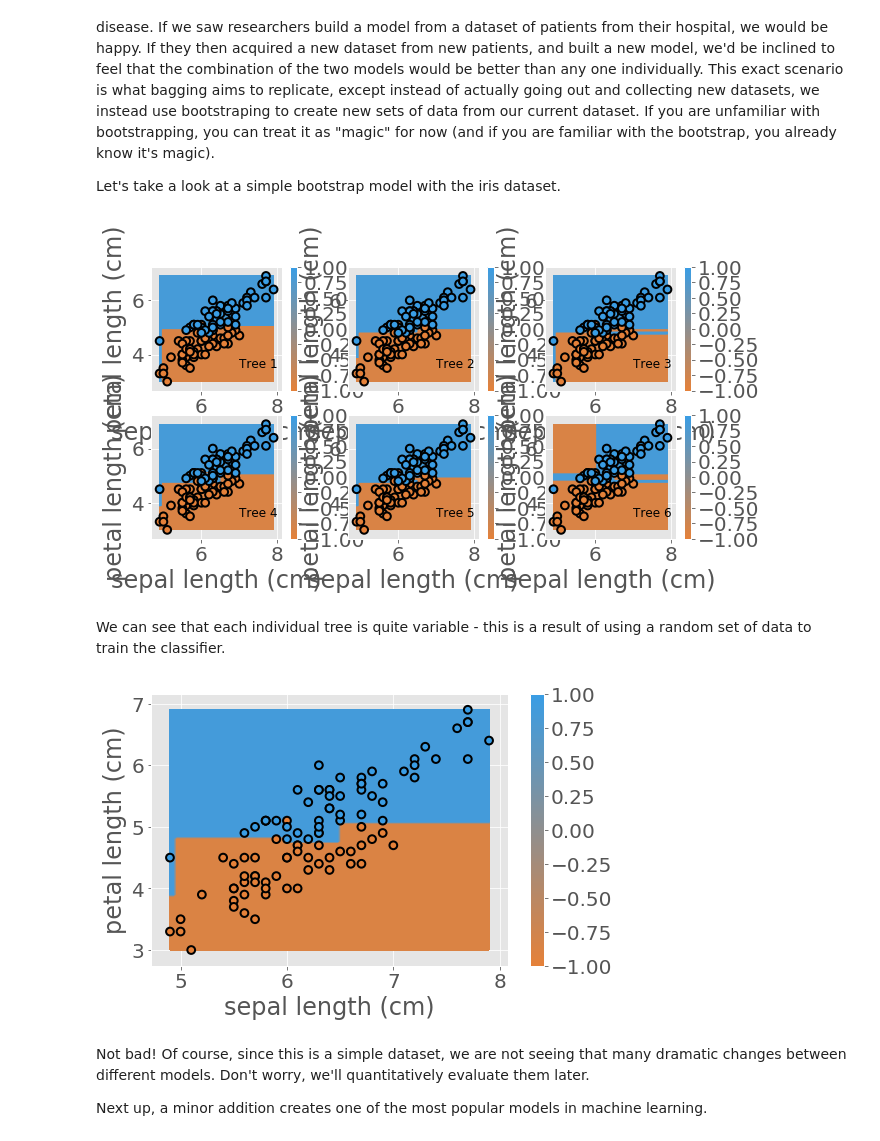
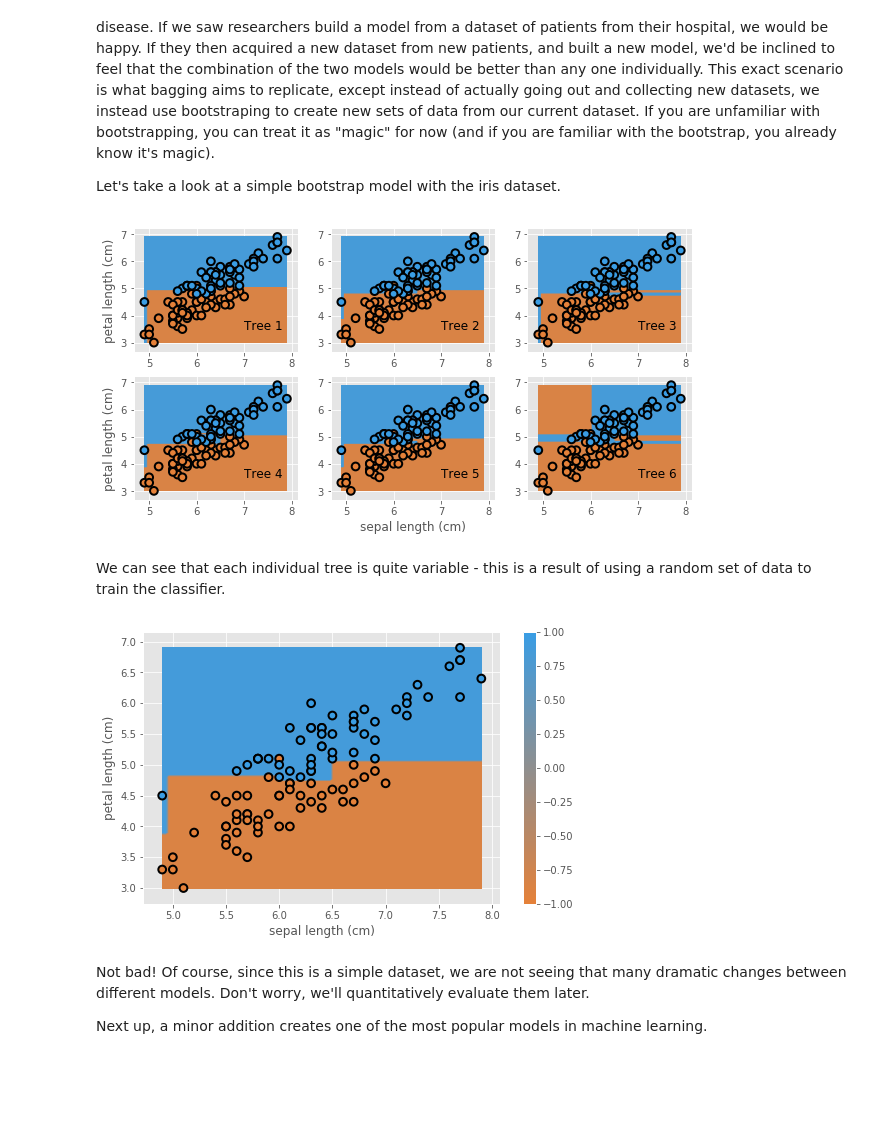
Before and after one commit to alistairewj/tree-prediction-tutorial, a Jupyter notebook: trees-classification.ipynb, the cells around one changed output. Cells and saved outputs as stored; diff of their text form; code cells hidden in the pictures; blank space fills up the shorter version.

```diff
--- a/trees-classification.ipynb
+++ b/trees-classification.ipynb
@@ -72,7 +75,7 @@ def make_colormap(seq):
             cdict['blue'].append([item, b1, b2])
     return matplotlib.colors.LinearSegmentedColormap('CustomMap', cdict)
 
-def plot_model_pred_2d(mdl, X, y, feat, cm=None, cbar=True):
+def plot_model_pred_2d(mdl, X, y, cm=None, cbar=True, xlabel=None, ylabel=None):
     # look at the regions in a 2d plot
     # based on scikit-learn tutorial plot_iris.html
 
@@ -109,8 +112,10 @@ def plot_model_pred_2d(mdl, X, y, feat, cm=None, cbar=True):
     plt.scatter(X[:, 0], X[:, 1], c=color, edgecolor='k', linewidth=2,
                 marker='o', s=60, cmap=cm)
 
-    plt.xlabel(feat[0])
-    plt.ylabel(feat[1])
+    if xlabel is not None:
+        plt.xlabel(xlabel)
+    if ylabel is not None:
+        plt.ylabel(ylabel)
     plt.axis("tight")
     #plt.clim([-1.5,1.5])
     if cbar:
@@ -313,7 +333,11 @@ for i in range(3):
     # train the model using the dataset
     mdl = mdl.fit(X_temp, y_temp)
 
-    plot_model_pred_2d(mdl, X_temp, y_temp, feat, cbar=(i==2))
+    # only specify labels once for clarity
+    xlabel = feat[0] if i == 1 else None
+    ylabel = feat[1] if i == 0 else None
+
+    plot_model_pred_2d(mdl, X_temp, y_temp, xlabel=xlabel, ylabel=ylabel, cbar=False)
 
 plt.show()
 # %% [output]
@@ -335,8 +359,10 @@ mdl = mdl.fit(X,y)
 # plot each individual decision tree
 fig = plt.figure(figsize=[10,5])
 for i, estimator in enumerate(mdl.estimators_):
+    xlabel = feat[0] if i == 4 else None
+    ylabel = feat[1] if i % 3 == 0 else None
     ax = fig.add_subplot(2,3,i+1)
-    plot_model_pred_2d(estimator, X, y, feat)
+    plot_model_pred_2d(estimator, X, y, xlabel=xlabel, ylabel=ylabel, cbar=False)
     txt = 'Tree {}'.format(i+1)
     plt.text(7.0, 3.5, txt, fontdict={'fontsize':12})
 plt.show()
@@ -370,27 +398,30 @@ Let's take a look at a simple bootstrap model with the iris dataset.
 # %%
 np.random.seed(321)
 clf = tree.DecisionTreeClassifier(max_depth=5)
 mdl = ensemble.BaggingClassifier(base_estimator=clf, n_estimators=6)
 mdl = mdl.fit(X,y)
 
 fig = plt.figure(figsize=[10,5])
 for i, estimator in enumerate(mdl.estimators_):
+    xlabel = feat[0] if i == 4 else None
+    ylabel = feat[1] if i % 3 == 0 else None
+
     ax = fig.add_subplot(2,3,i+1)
-    plot_model_pred_2d(estimator, X, y, feat)
+    plot_model_pred_2d(estimator, X, y, xlabel=xlabel, ylabel=ylabel, cbar=False)
     txt = 'Tree {}'.format(i+1)
     plt.text(7.0, 3.5, txt, fontdict={'fontsize':12})
 plt.show()
 # %% [output]
-[figure, old version]
+[figure, new version]
 # %% [markdown]
 We can see that each individual tree is quite variable - this is a result of using a random set of data to train the classifier.
 # %%
 # plot the final prediction
 plt.figure(figsize=[8,5])
-plot_model_pred_2d(mdl, X, y, feat)
+plot_model_pred_2d(mdl, X, y, xlabel=feat[0], ylabel=feat[1])
 plt.show()
 # %% [output]
-[figure, old version]
+[figure, new version]
 # %% [markdown]
 Not bad! Of course, since this is a simple dataset, we are not seeing that many dramatic changes between different models. Don't worry, we'll quantitatively evaluate them later.
 
```
Also changed, not shown: parts of 31 cells of this notebook, 5 other files.
